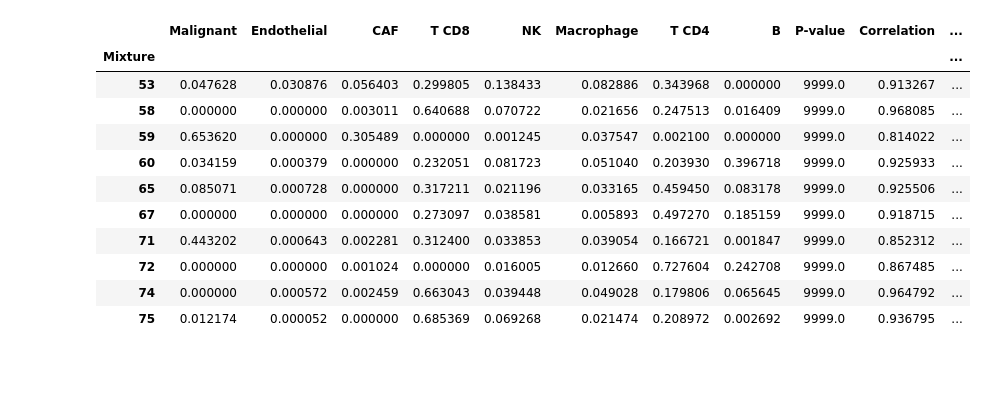
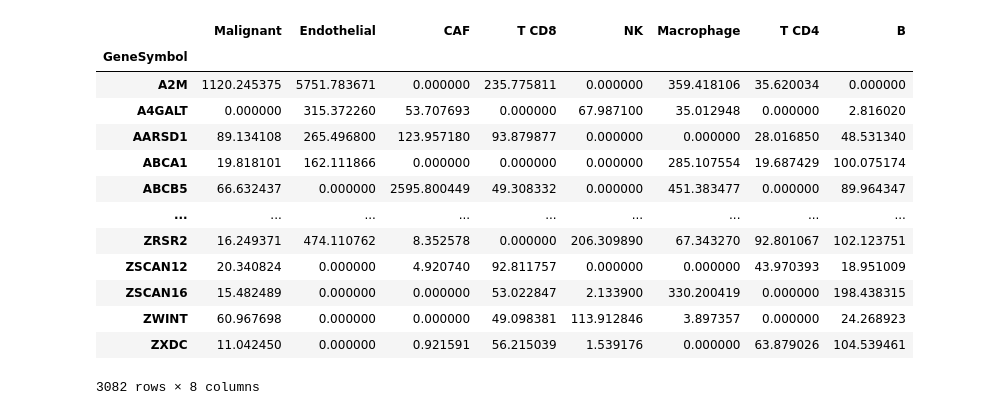
Before and after one commit to davidliu-lab/deconv, a Jupyter notebook: 4 - run expression imputation.ipynb, the cells around one changed output. Cells and saved outputs as stored; diff of their text form; code cells hidden in the pictures; blank space fills up the shorter version.

```diff
--- a/4 - run expression imputation.ipynb
+++ b/4 - run expression imputation.ipynb
@@ -5,22 +84,26 @@ import pandas as pd
 # %%
-path = "gs://liulab/csx_experiments/imputation/out/CIBERSORTxGEP_NA_Fractions.txt"
+path = "gs://liulab/csx_experiments/imputation/out/CIBERSORTxGEP_NA_GEPs.txt"
 
-pd.read_csv(
+geps_by_cell = pd.read_csv(
     path,
     sep="\t",
     index_col=0,
-    nrows=10
+#     nrows=10
 ).rename(columns=weird_to_nice)
+
+geps_by_cell
 # %% [output]
-|  | Malignant | Endothelial | CAF | T CD8 | NK | Macrophage | T CD4 | B | P-value | Correlation | ... |
-| Mixture |  |  |  |  |  |  |  |  |  |  | ... |
-| 53 | 0.047628 | 0.030876 | 0.056403 | 0.299805 | 0.138433 | 0.082886 | 0.343968 | 0.000000 | 9999.0 | 0.913267 | ... |
-| 58 | 0.000000 | 0.000000 | 0.003011 | 0.640688 | 0.070722 | 0.021656 | 0.247513 | 0.016409 | 9999.0 | 0.968085 | ... |
-| 59 | 0.653620 | 0.000000 | 0.305489 | 0.000000 | 0.001245 | 0.037547 | 0.002100 | 0.000000 | 9999.0 | 0.814022 | ... |
-| 60 | 0.034159 | 0.000379 | 0.000000 | 0.232051 | 0.081723 | 0.051040 | 0.203930 | 0.396718 | 9999.0 | 0.925933 | ... |
-| 65 | 0.085071 | 0.000728 | 0.000000 | 0.317211 | 0.021196 | 0.033165 | 0.459450 | 0.083178 | 9999.0 | 0.925506 | ... |
-| 67 | 0.000000 | 0.000000 | 0.000000 | 0.273097 | 0.038581 | 0.005893 | 0.497270 | 0.185159 | 9999.0 | 0.918715 | ... |
-| 71 | 0.443202 | 0.000643 | 0.002281 | 0.312400 | 0.033853 | 0.039054 | 0.166721 | 0.001847 | 9999.0 | 0.852312 | ... |
-| 72 | 0.000000 | 0.000000 | 0.001024 | 0.000000 | 0.016005 | 0.012660 | 0.727604 | 0.242708 | 9999.0 | 0.867485 | ... |
-| 74 | 0.000000 | 0.000572 | 0.002459 | 0.663043 | 0.039448 | 0.049028 | 0.179806 | 0.065645 | 9999.0 | 0.964792 | ... |
-| 75 | 0.012174 | 0.000052 | 0.000000 | 0.685369 | 0.069268 | 0.021474 | 0.208972 | 0.002692 | 9999.0 | 0.936795 | ... |
+|  | Malignant | Endothelial | CAF | T CD8 | NK | Macrophage | T CD4 | B |
+| GeneSymbol |  |  |  |  |  |  |  |  |
+| A2M | 1120.245375 | 5751.783671 | 0.000000 | 235.775811 | 0.000000 | 359.418106 | 35.620034 | 0.000000 |
+| A4GALT | 0.000000 | 315.372260 | 53.707693 | 0.000000 | 67.987100 | 35.012948 | 0.000000 | 2.816020 |
+| AARSD1 | 89.134108 | 265.496800 | 123.957180 | 93.879877 | 0.000000 | 0.000000 | 28.016850 | 48.531340 |
+| ABCA1 | 19.818101 | 162.111866 | 0.000000 | 0.000000 | 0.000000 | 285.107554 | 19.687429 | 100.075174 |
+| ABCB5 | 66.632437 | 0.000000 | 2595.800449 | 49.308332 | 0.000000 | 451.383477 | 0.000000 | 89.964347 |
+| ... | ... | ... | ... | ... | ... | ... | ... | ... |
+| ZRSR2 | 16.249371 | 474.110762 | 8.352578 | 0.000000 | 206.309890 | 67.343270 | 92.801067 | 102.123751 |
+| ZSCAN12 | 20.340824 | 0.000000 | 4.920740 | 92.811757 | 0.000000 | 0.000000 | 43.970393 | 18.951009 |
+| ZSCAN16 | 15.482489 | 0.000000 | 0.000000 | 53.022847 | 2.133900 | 330.200419 | 0.000000 | 198.438315 |
+| ZWINT | 60.967698 | 0.000000 | 0.000000 | 49.098381 | 113.912846 | 3.897357 | 0.000000 | 24.268923 |
+| ZXDC | 11.042450 | 0.000000 | 0.921591 | 56.215039 | 1.539176 | 0.000000 | 63.879026 | 104.539461 |
+3082 rows × 8 columns
```
Also changed, not shown: parts of 28 cells of this notebook.
